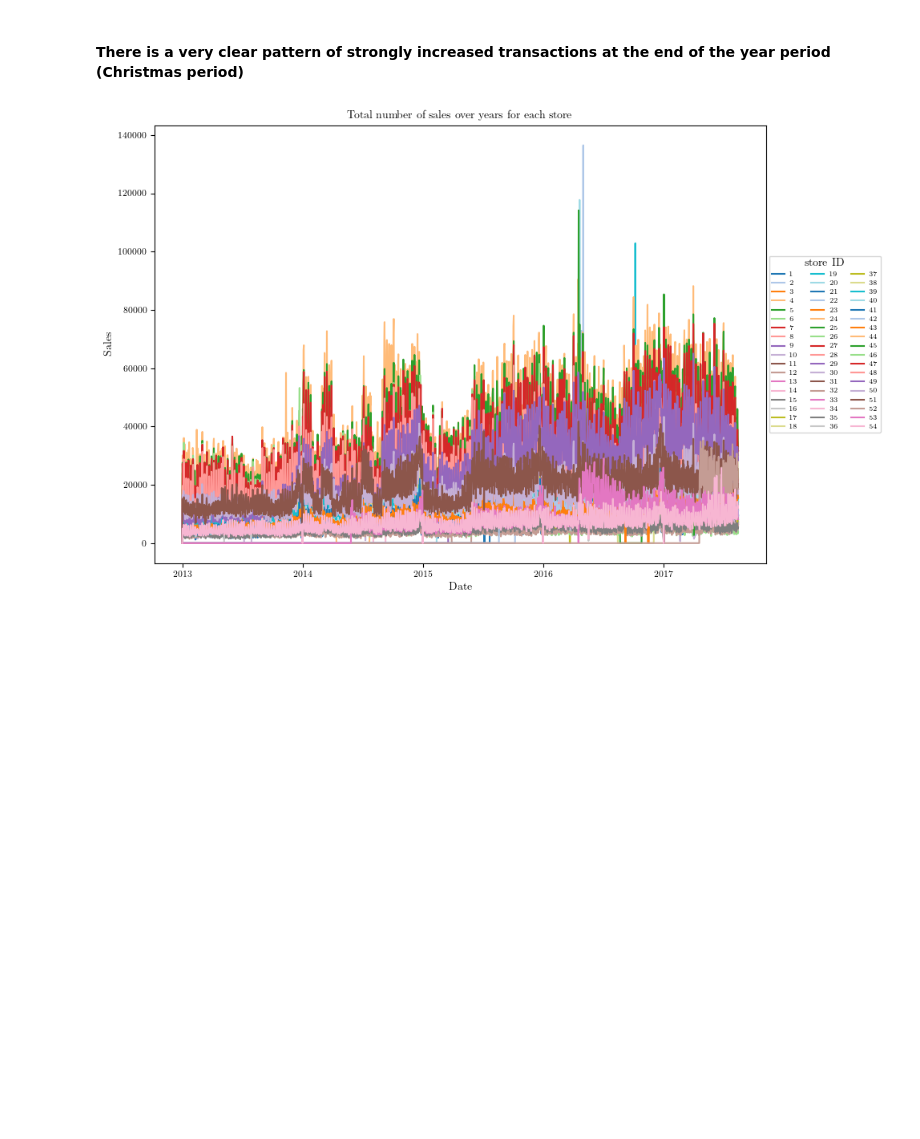
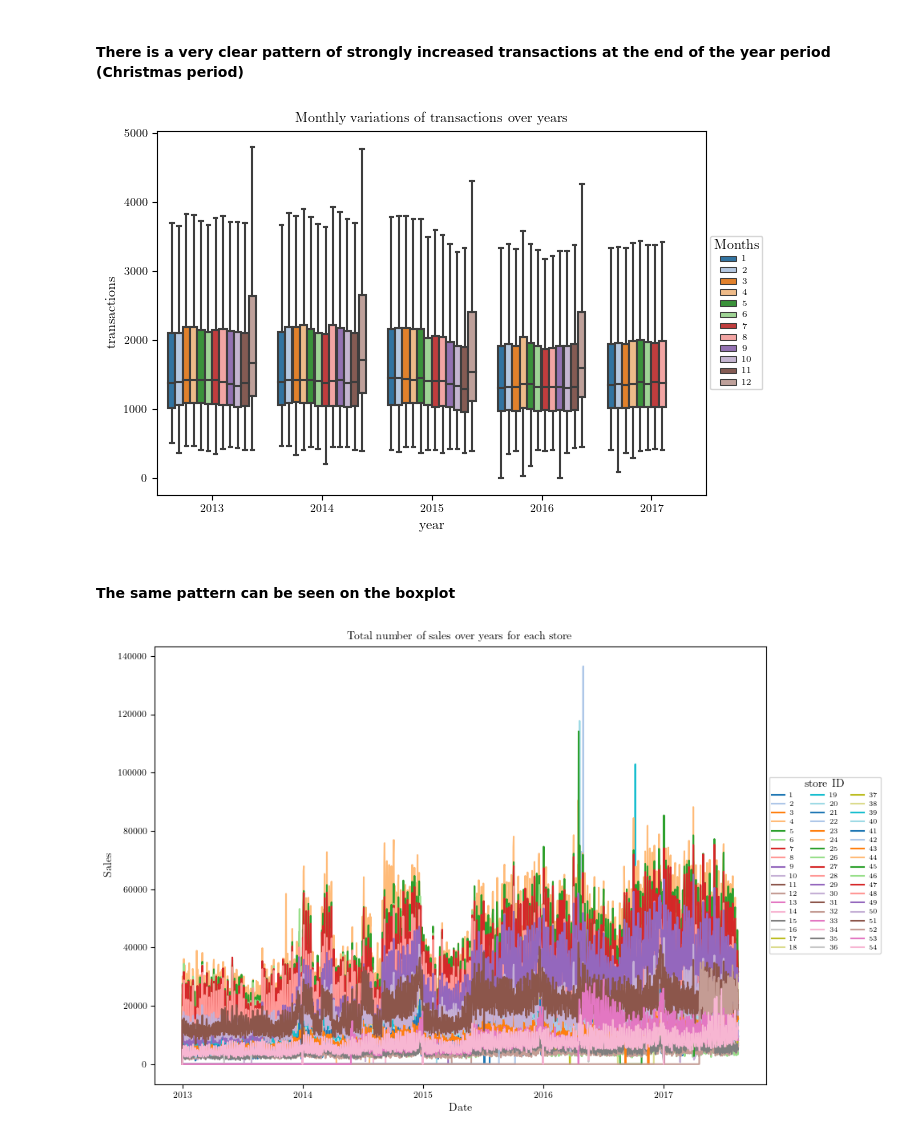
Before and after one commit to bertlem/kaggle-store-sales-ts-forecasting, a Jupyter notebook: data_exploration.ipynb, the cells around one changed output. Saved outputs shown, nothing was run; the diff lists cells and outputs as text; code cells hidden in the pictures; blank space fills up the shorter version.

```diff
--- a/data_exploration.ipynb
+++ b/data_exploration.ipynb
@@ -363,6 +377,39 @@ multiyear_data(transales, 'transactions', 'store_nbr', 'store_nbr', r'Date', r'T
 [figure]
 # %% [markdown]
 #### There is a very clear pattern of strongly increased transactions at the end of the year period (Christmas period)
+# %%
+def multiyear_boxplot(df, coly, colhue, xlab, ylab, title, legend_title, path, filename, cm):
+
+    # df: dataframe. must contain a 'date', a 'col', and a 'col_group' column
+    # date: self explanatory
+    # col: the df column one wants to investigate
+    # col_group: the df column used to color code the output
+
+
+    fig = plt.figure(figsize=(18*cm, 12*cm))
+
+    ax = sns.boxplot(data=df, x='year', y=str(coly), hue=str(colhue), orient='v', palette='tab20', \
+            saturation=0.75, width=0.8, dodge=True, showfliers=False, linewidth=None)
+
+    ax.set_xlabel(xlab)
+    ax.set_ylabel(ylab)
+    ax.set_title(title)
+    ax.legend(ncol=1,
+              title=legend_title,
+              loc="center left",
+              bbox_to_anchor=(1, 0, 0.5, 1)
+             )
+
+    fig.tight_layout()
+    file = path / str(filename)
+    fig.savefig(file, format='pdf')
+# %%
+multiyear_boxplot(transactions, 'transactions', 'month', r'year', r'transactions', \
+            r'Monthly  variations of transactions over years', 'Months', path_plots, 'transactions_per_month_over_years.pdf', cm)
+# %% [output]
+[figure, added]
+# %% [markdown]
+#### The same pattern can be seen on the boxplot
 # %%
 multiyear_data(temp, 'sales', 'store_nbr', 'store_nbr', r'Date', r'Sales', \
                r'Total number of sales over years for each store', r'store ID', path_plots, \
```
Also changed, not shown: parts of 34 cells of this notebook, 19 other files.
